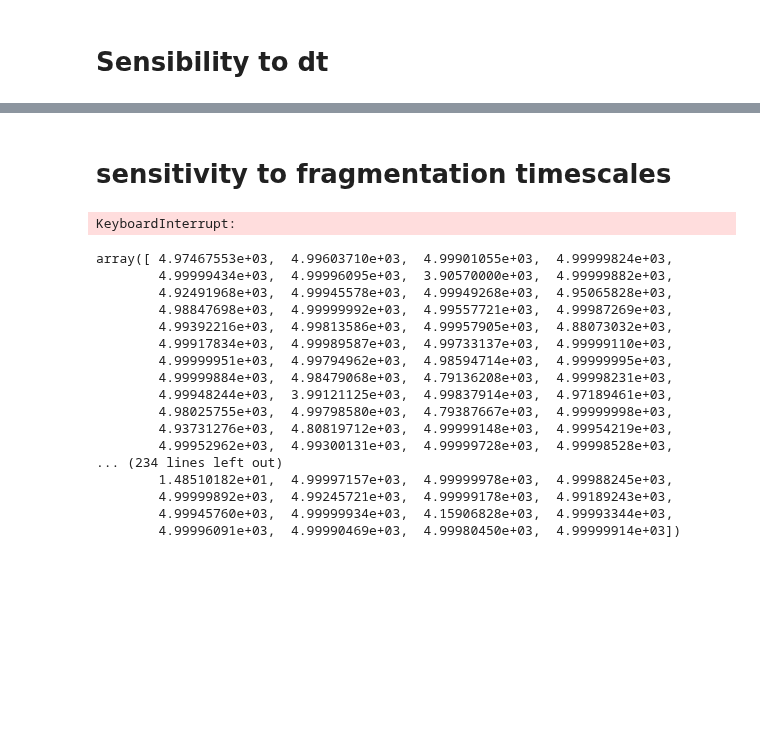
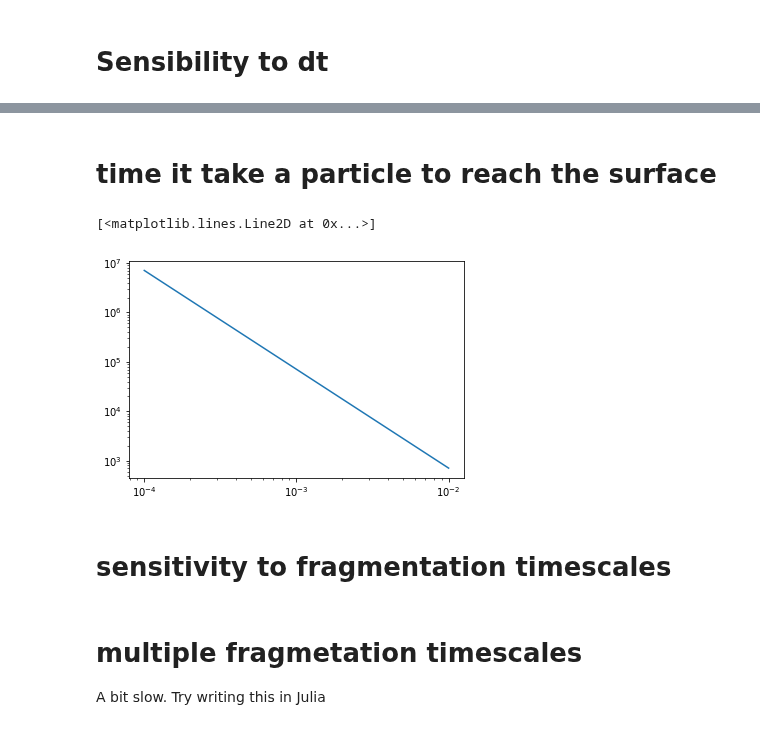
Before and after one commit to OceanParcels/Backtracking_Abyssal_Nanoplastics, a Jupyter notebook: notebooks/Reverse-fragmentation.ipynb, the cells around one changed output, grey strips where cells are left out. Cells and saved outputs as stored; diff of their text form; code cells hidden in the pictures; blank space fills up the shorter version.

```diff
--- a/notebooks/Reverse-fragmentation.ipynb
+++ b/notebooks/Reverse-fragmentation.ipynb
@@ -309,18 +284,51 @@ array([  1,  60,   1,  24, 240])
+# %% [markdown]
+# time it take a particle to reach the surface
+# %%
+# parameters
+r = 5e-8 # 100nm
+k = 0
+sim_time = 1000 #365*10
+N = sim_time + 1
+V = 4/3 * np.pi*r**3
+mode = 1/2
+frag_timescale = 100
+frag_mode = 1/2
+k = 0
+particles = 1000
+initial_depth = 5000
+β = 0.8
+ν = 1e-6
+
+# Da Arrais
+time = np.linspace(0, sim_time, N)
+dt = time[1] - time[0]
+
+lengthxx = np.linspace(1e-7, 1e-5, particles)
+vsxx = sinkingVelocity(lengthxx,β, ν)
+depthxx = np.zeros(particles) + initial_depth
+agexx = np.zeros(particles)
+
+timescalexx = initial_depth/vsxx
+# %%
+plt.loglog(lengthxx*1000, timescalexx/(60*60*24))
+# %% [output]
+[<matplotlib.lines.Line2D at 0x...>]
+[figure, added]
 # %% [markdown]
 # sensitivity to fragmentation timescales
 # %%
 # parameters
-r = 5e-8 # 100nm
+r = 5e-5 # 100nm
 k = 0
 sim_time = 1000 #365*10
 N = sim_time + 1
 V = 4/3 * np.pi*r**3
 mode = 1/2
-frag_timescale = 100
+frag_timescale = 10
 frag_mode = 1/2
 k = 0
-particles = 1000
-initial_depth = 1000
+particles = 10000
+initial_depth = 2000
 β = 0.8
 ν = 1e-6
 
@@ -334,17 +342,15 @@ agexx = np.zeros(particles)
 
 lengthxx[:] = r
 online = sum(depthxx > 20)
+
 i = 0
-
 while online != 0:
-# for i in range(sim_time):
-    truth = depthxx > 20
+    truth = depthxx > 1500
     length_lim = lengthxx < 1e-3
 
     depthxx = depthxx - sinkingVelocity(lengthxx, β, ν)*dt*truth
-    lengthxx = frag_vec(lengthxx, dt, frag_timescale, '3D')*length_lim
+    modexx = frag_vec(particles, dt, frag_timescale, 'Mika')
+    lengthxx = lengthxx*(1 + (1/modexx - 1)*length_lim)
     agexx = agexx + 1*truth
     online = sum(truth)
-#     i += 1
+    i += 1
-# %% [output]
-KeyboardInterrupt:
@@ -354,20 +357,4 @@ plt.semilogy()
-# %%
-depthxx
-# %% [output]
-array([ 4.97467553e+03,  4.99603710e+03,  4.99901055e+03,  4.99999824e+03,
-        4.99999434e+03,  4.99996095e+03,  3.90570000e+03,  4.99999882e+03,
-        4.92491968e+03,  4.99945578e+03,  4.99949268e+03,  4.95065828e+03,
-        4.98847698e+03,  4.99999992e+03,  4.99557721e+03,  4.99987269e+03,
-        4.99392216e+03,  4.99813586e+03,  4.99957905e+03,  4.88073032e+03,
-        4.99917834e+03,  4.99989587e+03,  4.99733137e+03,  4.99999110e+03,
-        4.99999951e+03,  4.99794962e+03,  4.98594714e+03,  4.99999995e+03,
-        4.99999884e+03,  4.98479068e+03,  4.79136208e+03,  4.99998231e+03,
-        4.99948244e+03,  3.99121125e+03,  4.99837914e+03,  4.97189461e+03,
-        4.98025755e+03,  4.99798580e+03,  4.79387667e+03,  4.99999998e+03,
-        4.93731276e+03,  4.80819712e+03,  4.99999148e+03,  4.99954219e+03,
-        4.99952962e+03,  4.99300131e+03,  4.99999728e+03,  4.99998528e+03,
-... (234 lines left out)
-        1.48510182e+01,  4.99997157e+03,  4.99999978e+03,  4.99988245e+03,
-        4.99999892e+03,  4.99245721e+03,  4.99999178e+03,  4.99189243e+03,
-        4.99945760e+03,  4.99999934e+03,  4.15906828e+03,  4.99993344e+03,
-        4.99996091e+03,  4.99990469e+03,  4.99980450e+03,  4.99999914e+03])
+# %% [markdown]
+# multiple fragmetation timescales
+
+A bit slow. Try writing this in Julia
```
Also changed, not shown: parts of 18 cells of this notebook, 1 other file.
